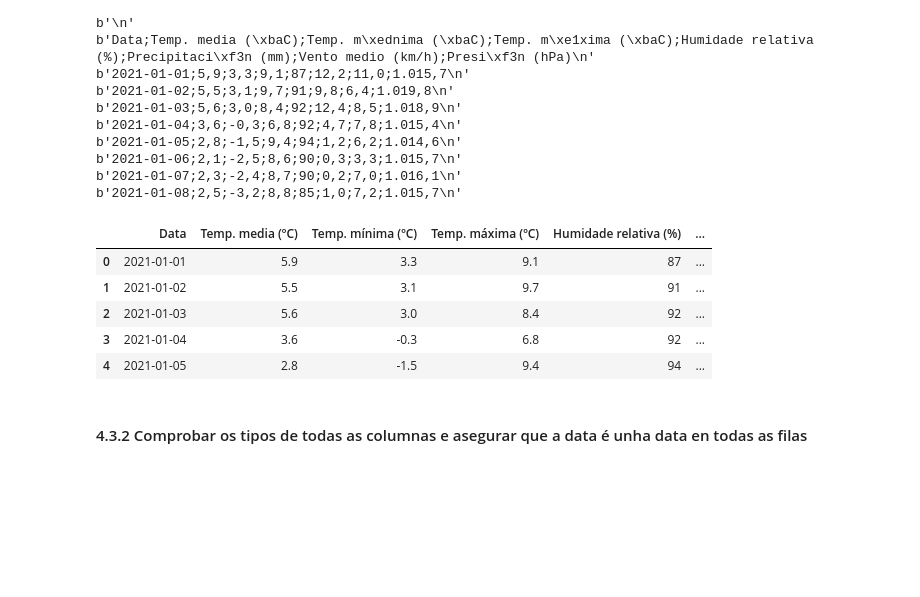
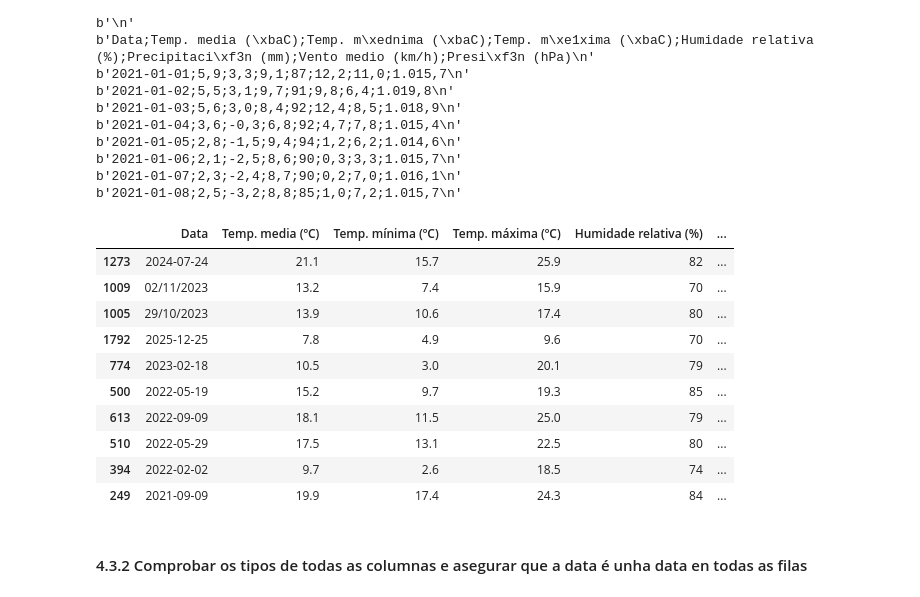
Before and after one commit to aroat-iabd/p1_que_tempo_fixo, a Jupyter notebook: p1_que_tempo_fixo/notebooks/p1.ipynb, the cells around one changed output. Cells and saved outputs as stored; diff of their text form; code cells hidden in the pictures; blank space fills up the shorter version.

Commit message:
cambio a df.sample(10) no 4.3.1

```diff
--- a/p1_que_tempo_fixo/notebooks/p1.ipynb
+++ b/p1_que_tempo_fixo/notebooks/p1.ipynb
@@ -53,22 +54,27 @@ b'2021-01-08;2,5;-3,2;8,8;85;1,0;7,2;1.015,7\n'
 # %%
 #ler o ficheiro aplicando todo o que se ve no paso anterior
 df = pd.read_csv(
     destino,
     encoding="latin1",   #para que lea ben os acentos e as 'ñ' (\xf3, \xf1)
     sep=";",             #o separador é o punto e coma
     skiprows=6,          #saltase as 6 liñas de metadatos iniciais
     decimal=",",         #os decimais levan coma
     thousands="."        #os miles levan punto
 )
 
-df.head()
+df.sample(10)
 # %% [output]
 |  | Data | Temp. media (ºC) | Temp. mínima (ºC) | Temp. máxima (ºC) | Humidade relativa (%) | ... |
-| 0 | 2021-01-01 | 5.9 | 3.3 | 9.1 | 87 | ... |
-| 1 | 2021-01-02 | 5.5 | 3.1 | 9.7 | 91 | ... |
-| 2 | 2021-01-03 | 5.6 | 3.0 | 8.4 | 92 | ... |
-| 3 | 2021-01-04 | 3.6 | -0.3 | 6.8 | 92 | ... |
-| 4 | 2021-01-05 | 2.8 | -1.5 | 9.4 | 94 | ... |
+| 1273 | 2024-07-24 | 21.1 | 15.7 | 25.9 | 82 | ... |
+| 1009 | 02/11/2023 | 13.2 | 7.4 | 15.9 | 70 | ... |
+| 1005 | 29/10/2023 | 13.9 | 10.6 | 17.4 | 80 | ... |
+| 1792 | 2025-12-25 | 7.8 | 4.9 | 9.6 | 70 | ... |
+| 774 | 2023-02-18 | 10.5 | 3.0 | 20.1 | 79 | ... |
+| 500 | 2022-05-19 | 15.2 | 9.7 | 19.3 | 85 | ... |
+| 613 | 2022-09-09 | 18.1 | 11.5 | 25.0 | 79 | ... |
+| 510 | 2022-05-29 | 17.5 | 13.1 | 22.5 | 80 | ... |
+| 394 | 2022-02-02 | 9.7 | 2.6 | 18.5 | 74 | ... |
+| 249 | 2021-09-09 | 19.9 | 17.4 | 24.3 | 84 | ... |
 # %% [markdown]
 #### 4.3.2 Comprobar os tipos de todas as columnas e asegurar que a data é unha data en todas as filas
 # %%
```
Also changed, not shown: parts of 1 cell of this notebook.
